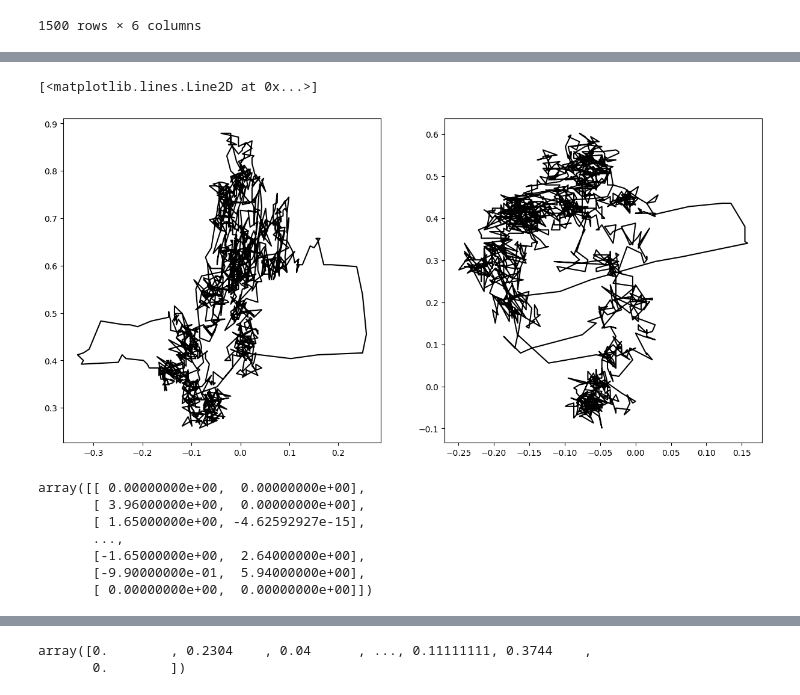
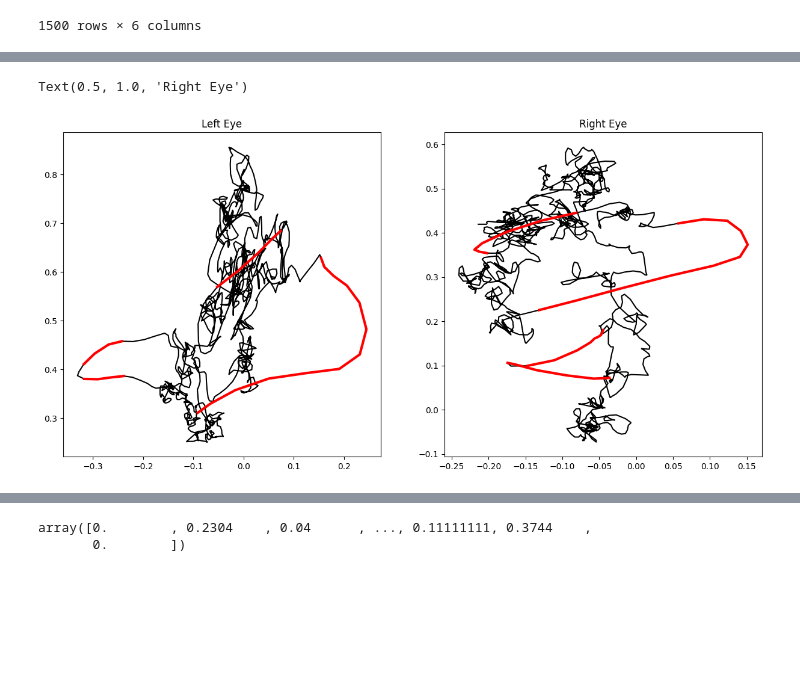
Before and after one commit to lschwetlick/EngbertMicrosaccadeToolbox, a Jupyter notebook: demo/demo.ipynb, the cells around one changed output, grey strips where cells are left out. Drawn from its saved outputs; the diff is of its cells as text; code cells hidden in the pictures; blank space fills up the shorter version.

```diff
--- a/demo/demo.ipynb
+++ b/demo/demo.ipynb
@@ -25,8 +26,8 @@ d.head()
 right_eye = np.vstack([np.asarray(d.x_r), np.asarray(d.y_r)]).T
 left_eye = np.vstack([np.asarray(d.x_l), np.asarray(d.y_l)]).T
 # %%
-ms_r = microsac_detection.microsacc(right_eye)
-ms_l = microsac_detection.microsacc(left_eye)
+ms_r, rad_r = microsac_detection.microsacc(right_eye)
+ms_l, rad_l = microsac_detection.microsacc(left_eye)
 # %%
 bino, monol, monor = microsac_detection.binsacc(ms_r, ms_l)
 # %%
@@ -59,5 +57,4 @@ bino
 # %%
 d["sac"] = 0
 for idx, row in bino.iterrows():
-  print(row)
-  #d.loc[d>row["onset_l"] & d<row["end_l"]]
+  d.loc[(d["t_real"]>=row["onset_l"]) & (d["t_real"]<=row["end_l"]), "sac"] = 1
@@ -82,19 +61,16 @@ Name: 3, dtype: float64
-# %%
-fig, ax = plt.subplots(1,2, figsize=(15,7))
-ax[0].plot(d.x_l, d.y_l, c="black")
-ax[0].scatter(bino.x_l, d.y_l, c="black")
-
-#ax[1].plot(d.x_r, d.y_r, c="black")
-# %% [output]
-[<matplotlib.lines.Line2D at 0x...>]
-[figure, removed]
-# %%
-bb
-# %% [output]
-array([[ 0.00000000e+00,  0.00000000e+00],
-       [ 3.96000000e+00,  0.00000000e+00],
-       [ 1.65000000e+00, -4.62592927e-15],
-       ...,
-       [-1.65000000e+00,  2.64000000e+00],
-       [-9.90000000e-01,  5.94000000e+00],
-       [ 0.00000000e+00,  0.00000000e+00]])
+# %%
+fig, ax = plt.subplots(1,2, figsize=(15,7))
+ax[0].plot(d.xls, d.yls, c="black")
+for idx, row in bino.iterrows():
+  temp = d.loc[(d["t_real"]>=row["onset_l"]) & (d["t_real"]<=row["end_l"])]
+  ax[0].plot(temp.xls, temp.yls, c="red", linewidth=3)
+ax[0].set_title("Left Eye")
+
+ax[1].plot(d.xrs, d.yrs, c="black")
+for idx, row in bino.iterrows():
+  temp = d.loc[(d["t_real"]>=row["onset_r"]) & (d["t_real"]<=row["end_r"])]
+  ax[1].plot(temp.xrs, temp.yrs, c="red", linewidth=3)
+ax[1].set_title("Right Eye")
+# %% [output]
+Text(0.5, 1.0, 'Right Eye')
+[figure, added]
```
Also changed, not shown: parts of 7 cells of this notebook.
